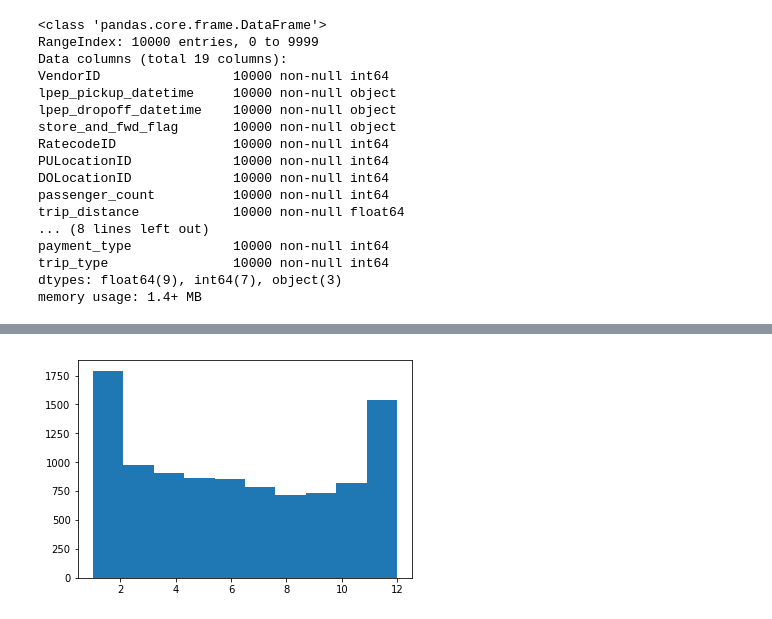
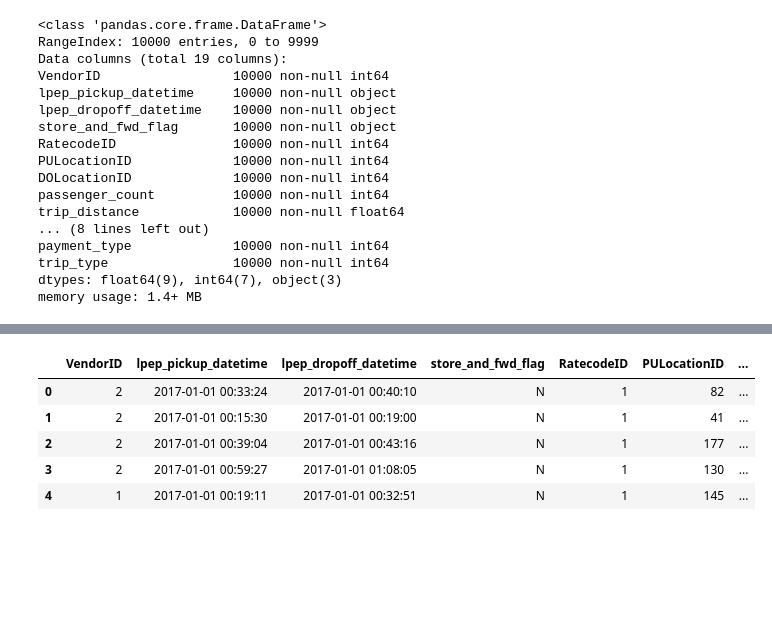
Before and after one commit to inistar/taxi-requests-ds, a Jupyter notebook: EDA.ipynb, the cells around one changed output, grey strips where cells are left out. Saved outputs shown, nothing was run; the diff lists cells and outputs as text; code cells hidden in the pictures; blank space fills up the shorter version.

```diff
--- a/EDA.ipynb
+++ b/EDA.ipynb
@@ -250,6 +261,15 @@ taxi_df.head()
 # %%
 taxi_df['lpep_pickup_datetime'] = pd.to_datetime(taxi_df.lpep_pickup_datetime)
+# %%
+taxi_df['lpep_dropoff_datetime'] = pd.to_datetime(taxi_df.lpep_dropoff_datetime)
 # %%
-plt.hist(taxi_df.lpep_pickup_datetime.dt.month);
+taxi_df['date'] = taxi_df.lpep_pickup_datetime.dt.date
-# %% [output]
-[figure, removed]
+# %%
+taxi_df.head()
+# %% [output]
+|  | VendorID | lpep_pickup_datetime | lpep_dropoff_datetime | store_and_fwd_flag | RatecodeID | PULocationID | ... |
+| 0 | 2 | 2017-01-01 00:33:24 | 2017-01-01 00:40:10 | N | 1 | 82 | ... |
+| 1 | 2 | 2017-01-01 00:15:30 | 2017-01-01 00:19:00 | N | 1 | 41 | ... |
+| 2 | 2 | 2017-01-01 00:39:04 | 2017-01-01 00:43:16 | N | 1 | 177 | ... |
+| 3 | 2 | 2017-01-01 00:59:27 | 2017-01-01 01:08:05 | N | 1 | 130 | ... |
+| 4 | 1 | 2017-01-01 00:19:11 | 2017-01-01 00:32:51 | N | 1 | 145 | ... |
```
Also changed, not shown: parts of 12 cells of this notebook.
